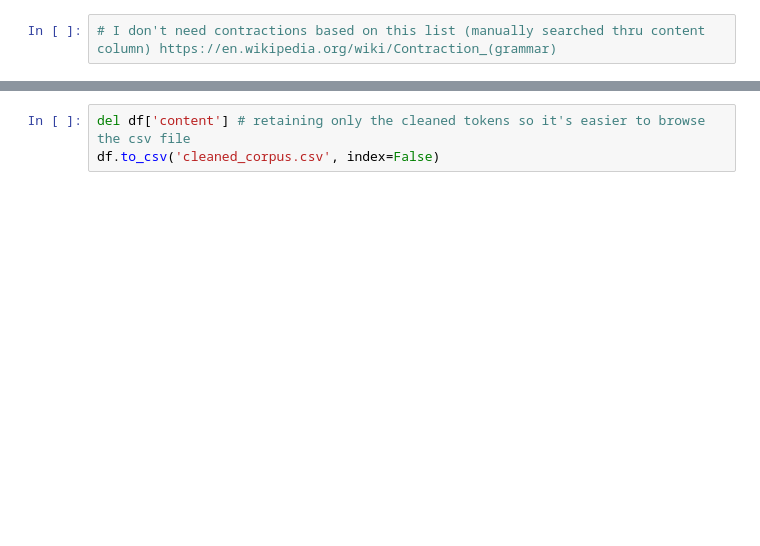
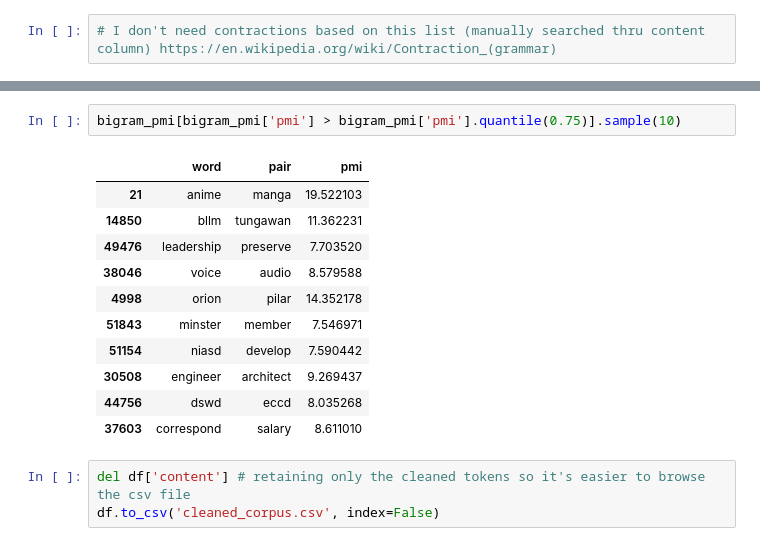
Before and after one commit to kabiikawa/csci-261.03-project, a Jupyter notebook: project/1 - Cleaning.ipynb, the cells around one changed output, grey strips where cells are left out. Saved outputs shown, nothing was run; the diff lists cells and outputs as text; blank space fills up the shorter version.

```diff
--- a/project/1 - Preprocessing.ipynb
+++ b/project/1 - Cleaning.ipynb
@@ -344,3 +391,17 @@ df['cleaned_content'].iloc[0]
+# %%
+bigram_pmi[bigram_pmi['pmi'] > bigram_pmi['pmi'].quantile(0.75)].sample(10)
+# %% [output]
+|  | word | pair | pmi |
+| 21 | anime | manga | 19.522103 |
+| 14850 | bllm | tungawan | 11.362231 |
+| 49476 | leadership | preserve | 7.703520 |
+| 38046 | voice | audio | 8.579588 |
+| 4998 | orion | pilar | 14.352178 |
+| 51843 | minster | member | 7.546971 |
+| 51154 | niasd | develop | 7.590442 |
+| 30508 | engineer | architect | 9.269437 |
+| 44756 | dswd | eccd | 8.035268 |
+| 37603 | correspond | salary | 8.611010 |
 # %%
 del df['content'] # retaining only the cleaned tokens so it's easier to browse the csv file
 df.to_csv('cleaned_corpus.csv', index=False)
```
Also changed, not shown: parts of 9 cells of this notebook, 7 other files.
